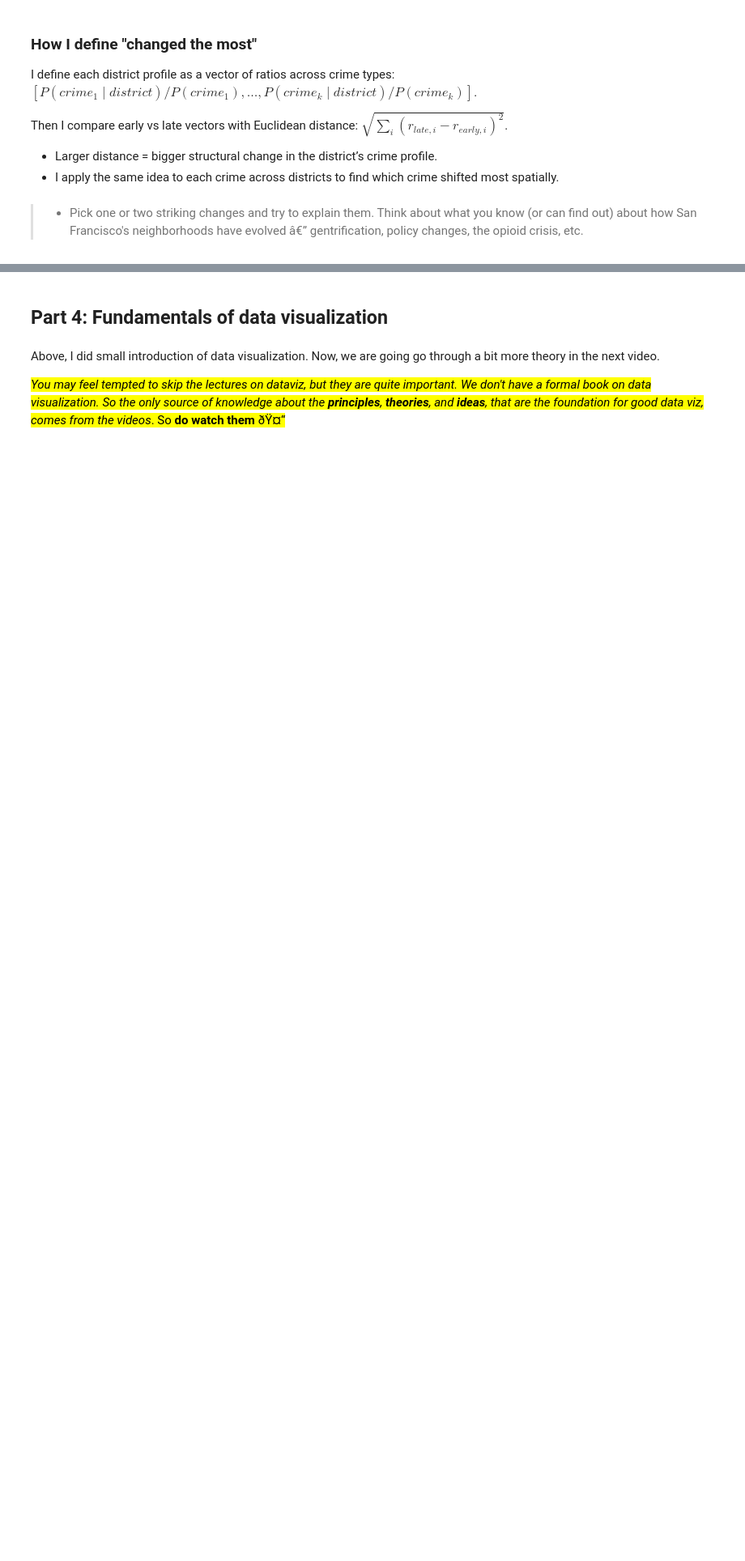
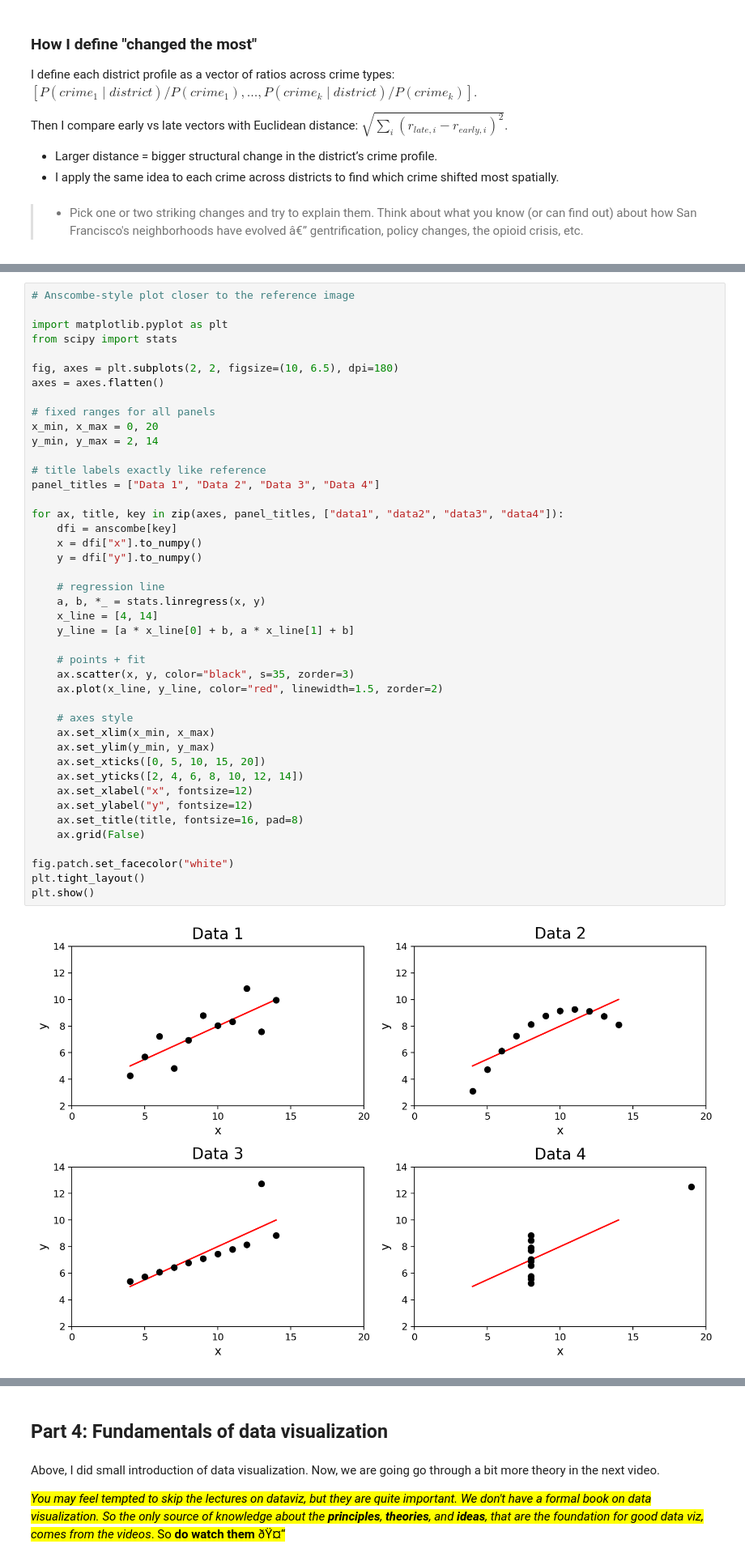
Before and after one commit to suneman/socialdata2026, a Jupyter notebook: lectures/Week3.ipynb, the cells around one changed output, grey strips where cells are left out. Shown at 81% size. Cells and saved outputs as stored; diff of their text form; blank space fills up the shorter version.

```diff
--- a/lectures/Week3.ipynb
+++ b/lectures/Week3.ipynb
@@ -767,0 +873,45 @@ If you enjoyed Anscombe's quartet, look up the [Datasaurus Dozen](https://www.re
+# %%
+# Anscombe-style plot closer to the reference image
+
+import matplotlib.pyplot as plt
+from scipy import stats
+
+fig, axes = plt.subplots(2, 2, figsize=(10, 6.5), dpi=180)
+axes = axes.flatten()
+
+# fixed ranges for all panels
+x_min, x_max = 0, 20
+y_min, y_max = 2, 14
+
+# title labels exactly like reference
+panel_titles = ["Data 1", "Data 2", "Data 3", "Data 4"]
+
+for ax, title, key in zip(axes, panel_titles, ["data1", "data2", "data3", "data4"]):
+    dfi = anscombe[key]
+    x = dfi["x"].to_numpy()
+    y = dfi["y"].to_numpy()
+
+    # regression line
+    a, b, *_ = stats.linregress(x, y)
+    x_line = [4, 14]
+    y_line = [a * x_line[0] + b, a * x_line[1] + b]
+
+    # points + fit
+    ax.scatter(x, y, color="black", s=35, zorder=3)
+    ax.plot(x_line, y_line, color="red", linewidth=1.5, zorder=2)
+
+    # axes style
+    ax.set_xlim(x_min, x_max)
+    ax.set_ylim(y_min, y_max)
+    ax.set_xticks([0, 5, 10, 15, 20])
+    ax.set_yticks([2, 4, 6, 8, 10, 12, 14])
+    ax.set_xlabel("x", fontsize=12)
+    ax.set_ylabel("y", fontsize=12)
+    ax.set_title(title, fontsize=16, pad=8)
+    ax.grid(False)
+
+fig.patch.set_facecolor("white")
+plt.tight_layout()
+plt.show()
+# %% [output]
+[figure, added]
```
Also changed, not shown: parts of 31 cells of this notebook.
